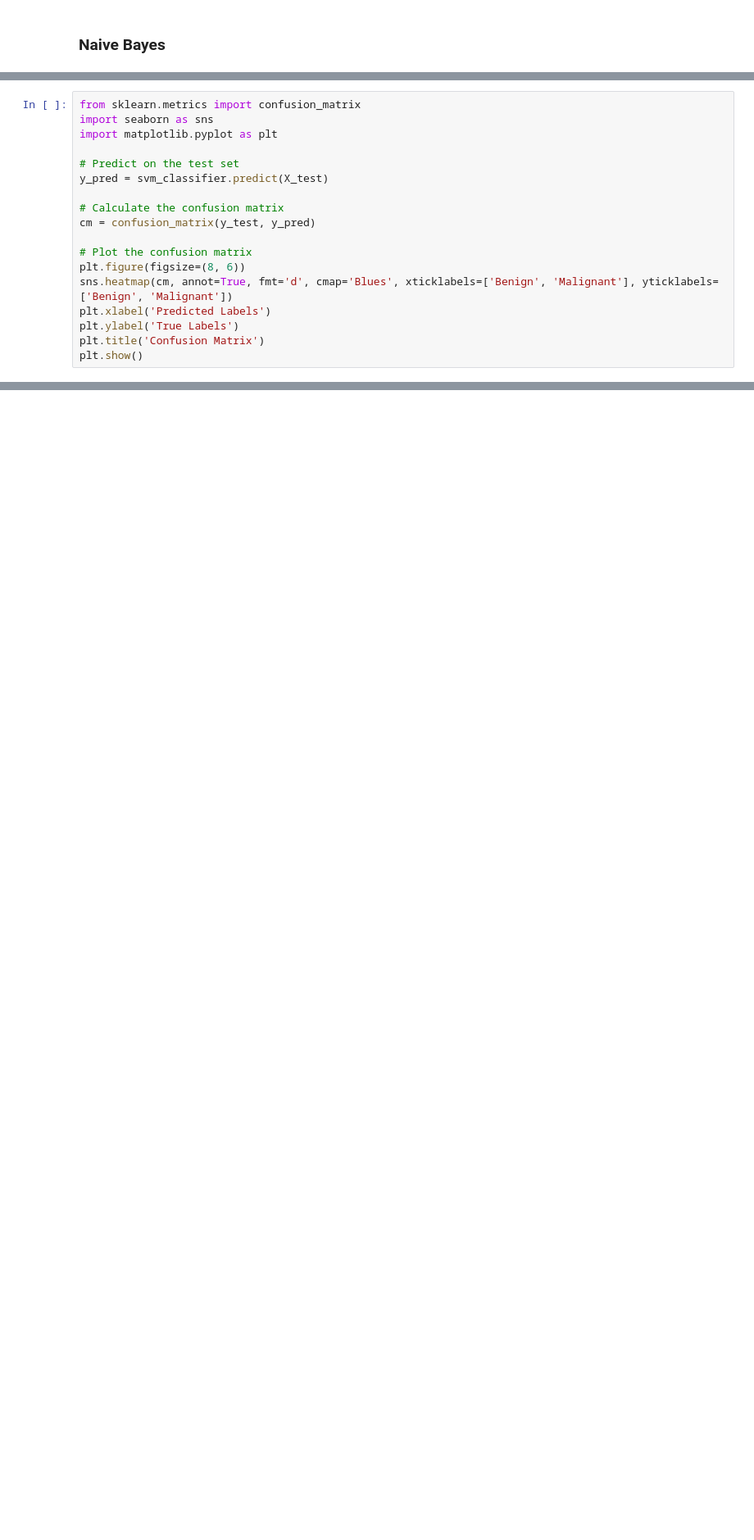
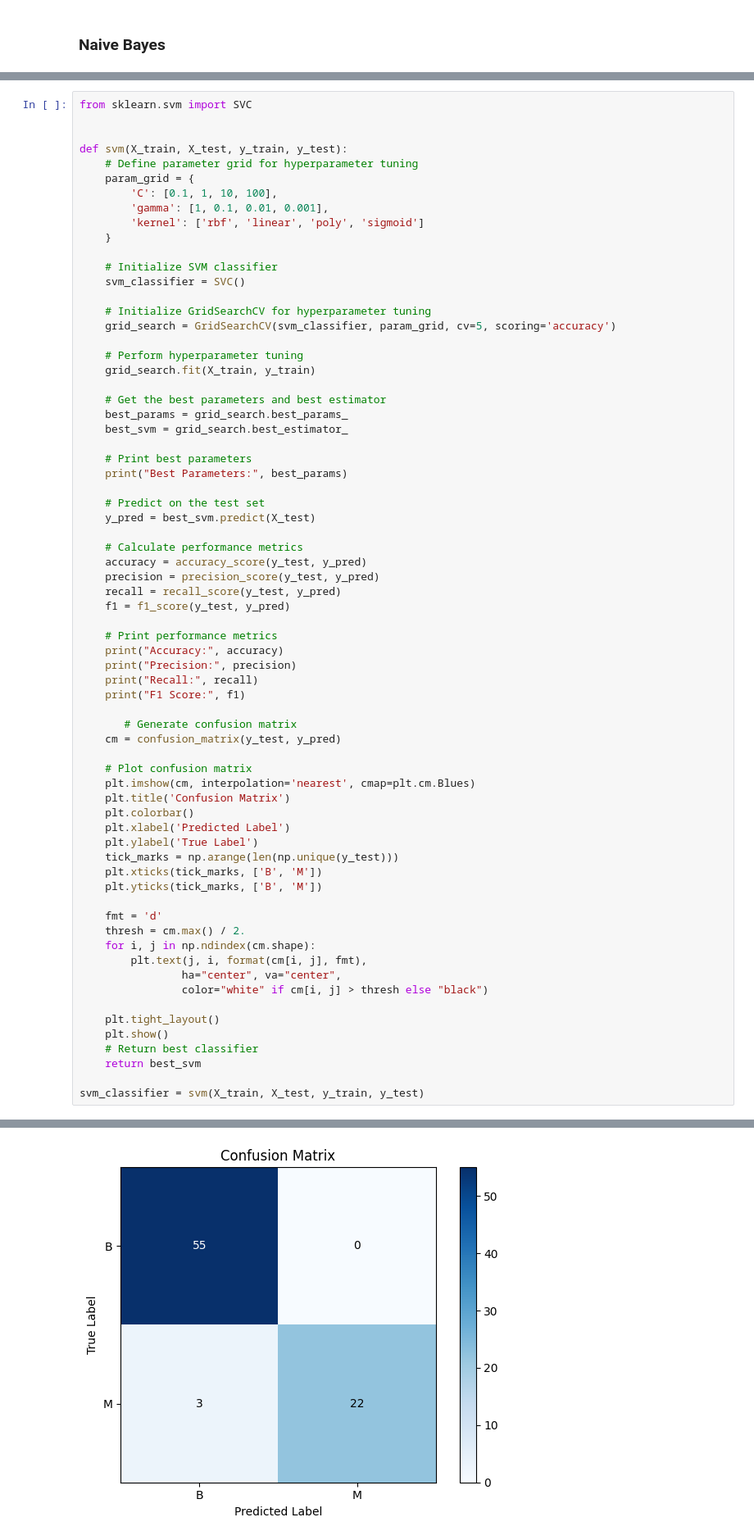
Before and after one commit to MohamadAbdelmoniem/Breast-Cancer-Prediction, a Jupyter notebook: Phase1.ipynb, the cells around one changed output, grey strips where cells are left out. Shown at 82% size. Cells and saved outputs as stored; diff of their text form; blank space fills up the shorter version.

```diff
--- a/Phase1.ipynb
+++ b/Phase1.ipynb
@@ -645,18 +572,0 @@ F1 Score: 0.9166666666666666
-# %%
-from sklearn.metrics import confusion_matrix
-import seaborn as sns
-import matplotlib.pyplot as plt
-
-# Predict on the test set
-y_pred = svm_classifier.predict(X_test)
-
-# Calculate the confusion matrix
-cm = confusion_matrix(y_test, y_pred)
-
-# Plot the confusion matrix
-plt.figure(figsize=(8, 6))
-sns.heatmap(cm, annot=True, fmt='d', cmap='Blues', xticklabels=['Benign', 'Malignant'], yticklabels=['Benign', 'Malignant'])
-plt.xlabel('Predicted Labels')
-plt.ylabel('True Labels')
-plt.title('Confusion Matrix')
-plt.show()
@@ -664,0 +575,70 @@ plt.show()
+# %%
+from sklearn.svm import SVC
+
+
+def svm(X_train, X_test, y_train, y_test):
+    # Define parameter grid for hyperparameter tuning
+    param_grid = {
+        'C': [0.1, 1, 10, 100],
+        'gamma': [1, 0.1, 0.01, 0.001],
+        'kernel': ['rbf', 'linear', 'poly', 'sigmoid']
+    }
+
+    # Initialize SVM classifier
+    svm_classifier = SVC()
+
+    # Initialize GridSearchCV for hyperparameter tuning
+    grid_search = GridSearchCV(svm_classifier, param_grid, cv=5, scoring='accuracy')
+
+    # Perform hyperparameter tuning
+    grid_search.fit(X_train, y_train)
+
+    # Get the best parameters and best estimator
+    best_params = grid_search.best_params_
+    best_svm = grid_search.best_estimator_
+
+    # Print best parameters
+    print("Best Parameters:", best_params)
+
+    # Predict on the test set
+    y_pred = best_svm.predict(X_test)
+
+    # Calculate performance metrics
+    accuracy = accuracy_score(y_test, y_pred)
+    precision = precision_score(y_test, y_pred)
+    recall = recall_score(y_test, y_pred)
+    f1 = f1_score(y_test, y_pred)
+
+    # Print performance metrics
+    print("Accuracy:", accuracy)
+    print("Precision:", precision)
+    print("Recall:", recall)
+    print("F1 Score:", f1)
+
+       # Generate confusion matrix
+    cm = confusion_matrix(y_test, y_pred)
+
+    # Plot confusion matrix
+    plt.imshow(cm, interpolation='nearest', cmap=plt.cm.Blues)
+    plt.title('Confusion Matrix')
+    plt.colorbar()
+    plt.xlabel('Predicted Label')
+    plt.ylabel('True Label')
+    tick_marks = np.arange(len(np.unique(y_test)))
+    plt.xticks(tick_marks, ['B', 'M'])
+    plt.yticks(tick_marks, ['B', 'M'])
+
+    fmt = 'd'
+    thresh = cm.max() / 2.
+    for i, j in np.ndindex(cm.shape):
+        plt.text(j, i, format(cm[i, j], fmt),
+                ha="center", va="center",
+                color="white" if cm[i, j] > thresh else "black")
+
+    plt.tight_layout()
+    plt.show()
+    # Return best classifier
+    return best_svm
+
+svm_classifier = svm(X_train, X_test, y_train, y_test)
+# %% [output]
@@ -664,0 +650 @@ plt.show()
+[figure, added]
```
Also changed, not shown: parts of 20 cells of this notebook.
